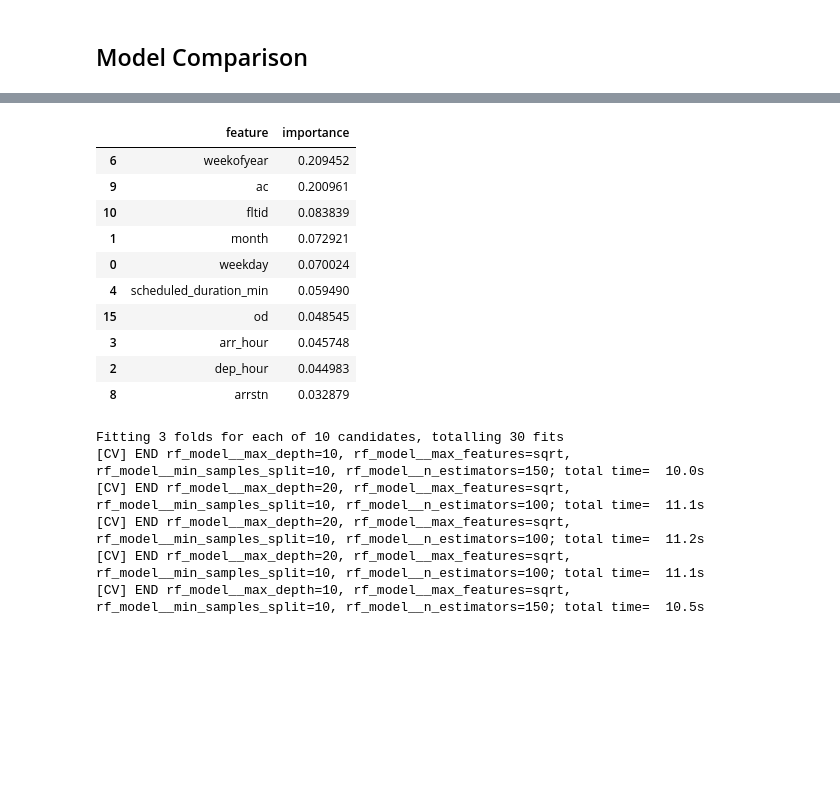
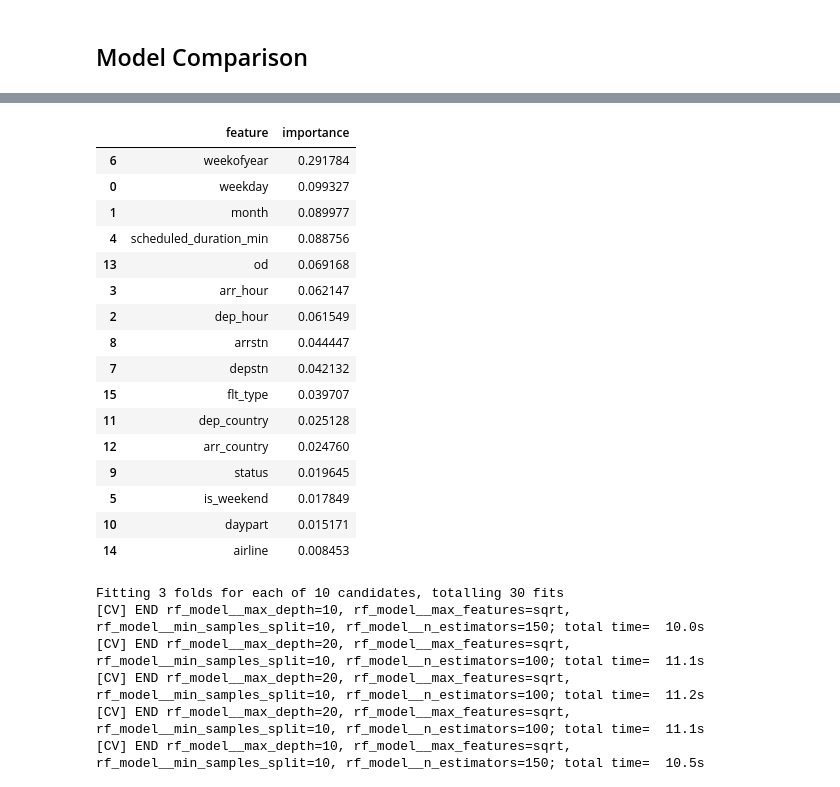
Before and after one commit to RobP93/ds-ml-flight-delays-project, a Jupyter notebook: EDA-and-modeling_Main.ipynb, the cells around one changed output, grey strips where cells are left out. Drawn from its saved outputs; the diff is of its cells as text; code cells hidden in the pictures; blank space fills up the shorter version.

```diff
--- a/EDA-and-modeling_Main.ipynb
+++ b/EDA-and-modeling_Main.ipynb
@@ -443,7 +423,7 @@ memory usage: 11.1+ MB
 # %%
 ### Spaltenarten für ColumnTransformer
 numerical_features = ["weekday", "month", "dep_hour", "arr_hour", "scheduled_duration_min", "is_weekend", "weekofyear"]
-categorical_features = ["depstn", "arrstn", "ac", "fltid", "status", "daypart", "dep_country", "arr_country", "od", "airline", "flt_type"]
+categorical_features = ["depstn", "arrstn", "status", "daypart", "dep_country", "arr_country", "od", "airline", "flt_type"]
 # %%
 ### Preprocessing
 preprocessor = ColumnTransformer(
@@ -515,26 +486,32 @@ R2: 0.04014040737590174
 # %%
 ### Feature importance
 # The order of features after preprocessing is numerical_features + categorical_features
 feature_names = numerical_features + categorical_features
 
 fi_model = pd.DataFrame({
     'feature': feature_names,
     'importance': rf_model.feature_importances_
 }).sort_values('importance', ascending=False)
 
-fi_model.head(10)
+fi_model.head(20)
 # %% [output]
 |  | feature | importance |
-| 6 | weekofyear | 0.209452 |
-| 9 | ac | 0.200961 |
-| 10 | fltid | 0.083839 |
-| 1 | month | 0.072921 |
-| 0 | weekday | 0.070024 |
-| 4 | scheduled_duration_min | 0.059490 |
-| 15 | od | 0.048545 |
-| 3 | arr_hour | 0.045748 |
-| 2 | dep_hour | 0.044983 |
-| 8 | arrstn | 0.032879 |
+| 6 | weekofyear | 0.291784 |
+| 0 | weekday | 0.099327 |
+| 1 | month | 0.089977 |
+| 4 | scheduled_duration_min | 0.088756 |
+| 13 | od | 0.069168 |
+| 3 | arr_hour | 0.062147 |
+| 2 | dep_hour | 0.061549 |
+| 8 | arrstn | 0.044447 |
+| 7 | depstn | 0.042132 |
+| 15 | flt_type | 0.039707 |
+| 11 | dep_country | 0.025128 |
+| 12 | arr_country | 0.024760 |
+| 9 | status | 0.019645 |
+| 5 | is_weekend | 0.017849 |
+| 10 | daypart | 0.015171 |
+| 14 | airline | 0.008453 |
 # %%
 from sklearn.model_selection import RandomizedSearchCV
 
```
Also changed, not shown: parts of 10 cells of this notebook, 2 other files.
